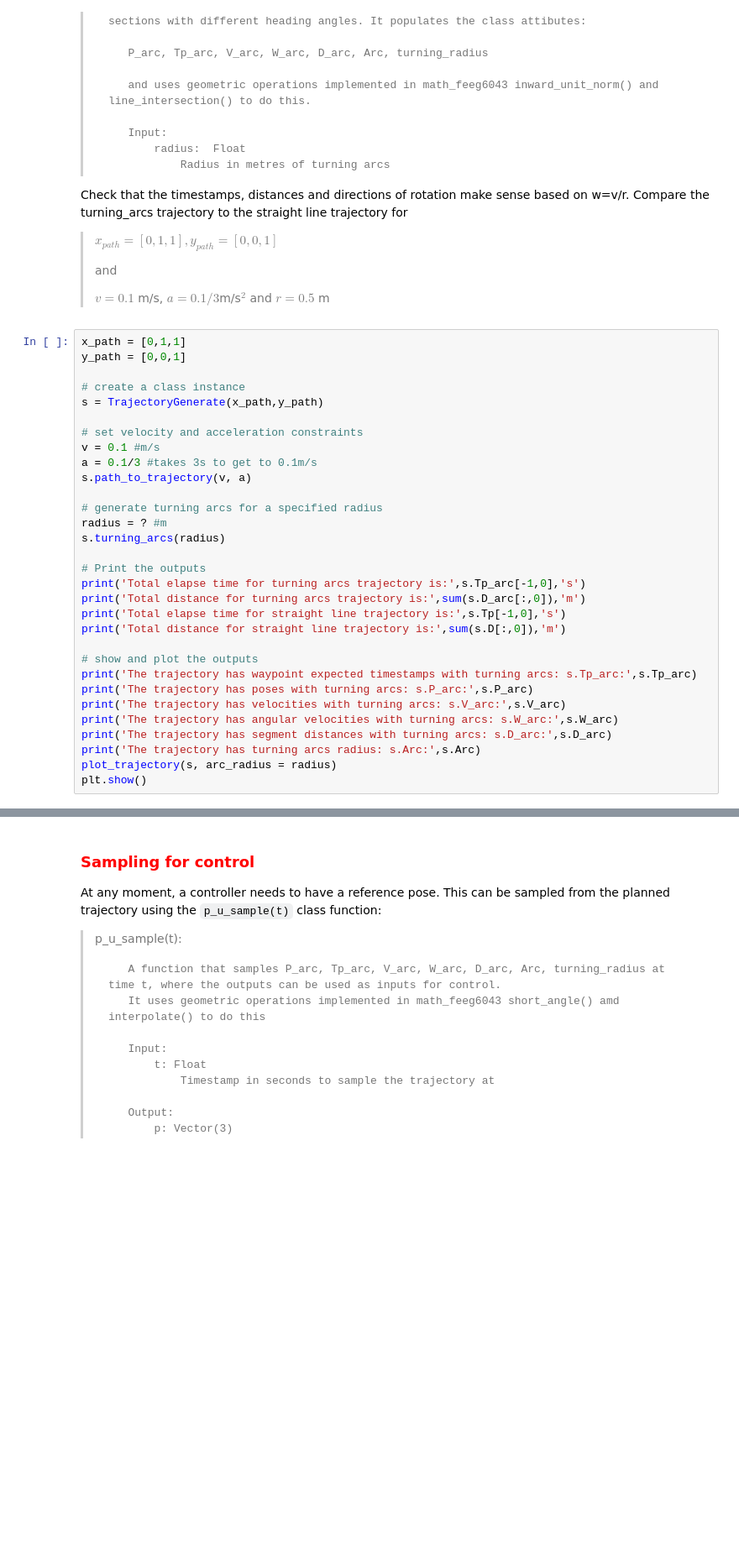
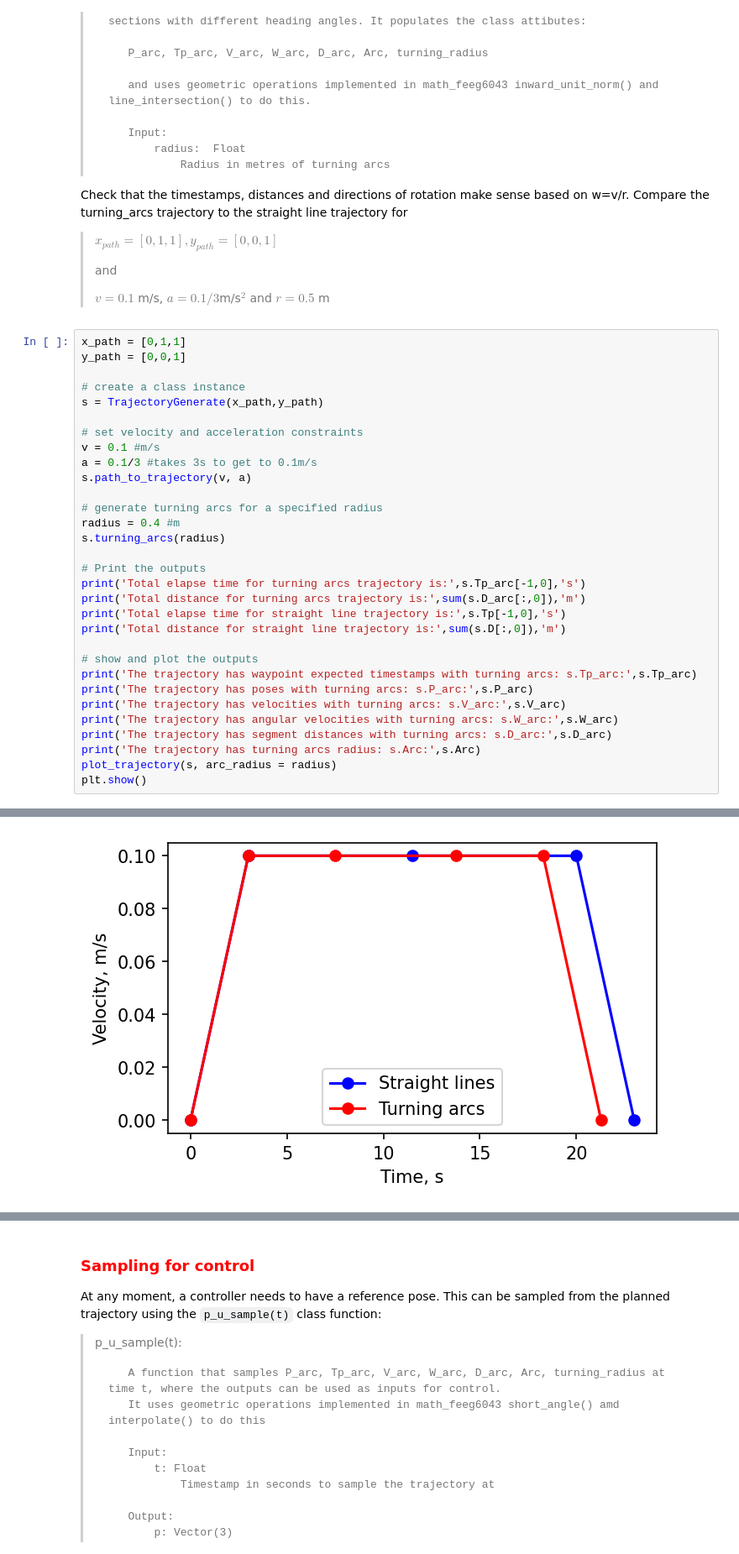
Before and after one commit to skyemckech/FEEG6043-Group, a Jupyter notebook: src/Tutorials/planning_control_finished.ipynb, the cells around one changed output, grey strips where cells are left out. Shown at 84% size. Cells and saved outputs as stored; diff of their text form; blank space fills up the shorter version.

```diff
--- a/src/Tutorials/planning_control_finished.ipynb
+++ b/src/Tutorials/planning_control_finished.ipynb
@@ -115,7 +156,7 @@ a = 0.1/3 #takes 3s to get to 0.1m/s
 s.path_to_trajectory(v, a)
 
 # generate turning arcs for a specified radius
-radius = ? #m
+radius = 0.4 #m
 s.turning_arcs(radius)
 
 # Print the outputs
@@ -133,3 +174,4 @@ print('The trajectory has segment distances with turning arcs: s.D_arc:',s.D_arc
 print('The trajectory has turning arcs radius: s.Arc:',s.Arc)
 plot_trajectory(s, arc_radius = radius)
 plt.show()
+# %% [output]
@@ -135,0 +195 @@ plt.show()
+[figure, added]
```
Also changed, not shown: parts of 5 cells of this notebook, 5 other files.
